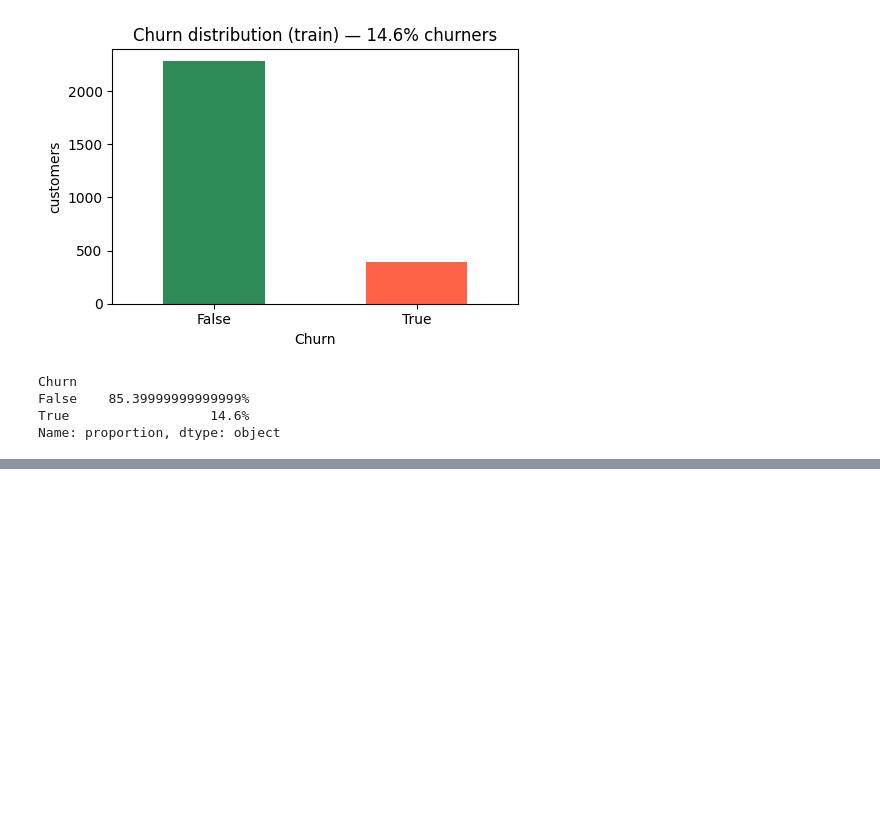
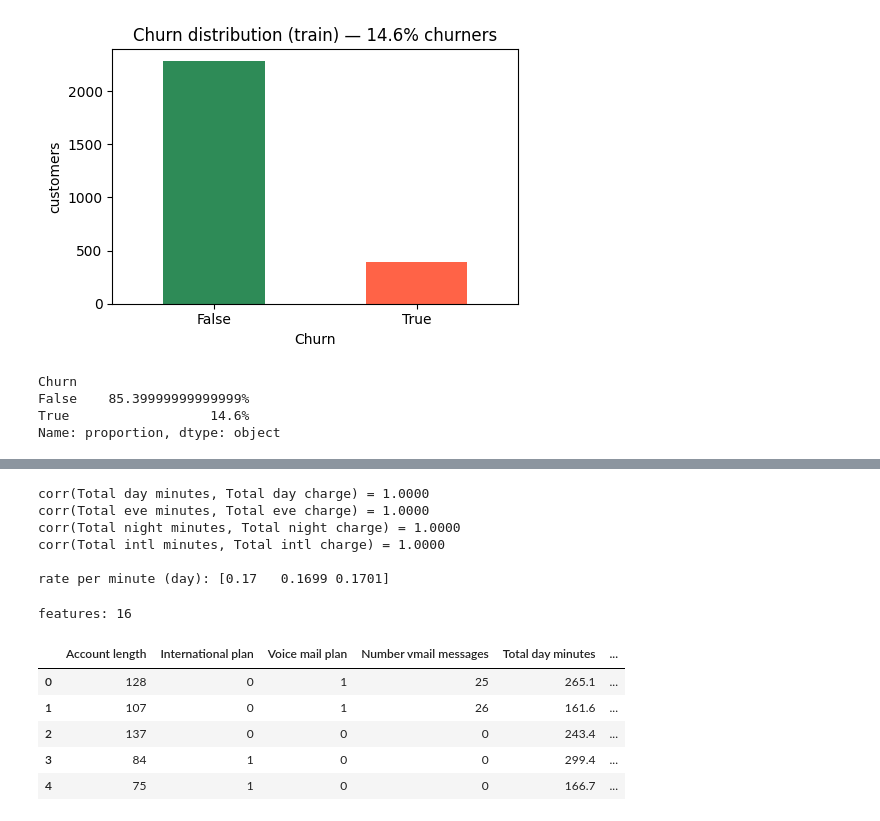
Before and after one commit to meherabmehu/ml-internship-codveda, a Jupyter notebook: level-2-intermediate/01_logistic_regression_churn.ipynb, the cells around one changed output, grey strips where cells are left out. Drawn from its saved outputs; the diff is of its cells as text; code cells hidden in the pictures; blank space fills up the shorter version.

Commit message:
preprocess the churn features for modeling

```diff
--- a/level-2-intermediate/01_logistic_regression_churn.ipynb
+++ b/level-2-intermediate/01_logistic_regression_churn.ipynb
@@ -71,0 +81,41 @@ Name: proportion, dtype: object
+# %%
+# first, prove the charge columns are redundant
+for period in ['day', 'eve', 'night', 'intl']:
+    r = train[f'Total {period} minutes'].corr(train[f'Total {period} charge'])
+    print(f'corr(Total {period} minutes, Total {period} charge) = {r:.4f}')
+
+print('\nrate per minute (day):',
+      (train['Total day charge'] / train['Total day minutes']).round(4).unique()[:3])
+# %% [output]
+corr(Total day minutes, Total day charge) = 1.0000
+corr(Total eve minutes, Total eve charge) = 1.0000
+corr(Total night minutes, Total night charge) = 1.0000
+corr(Total intl minutes, Total intl charge) = 1.0000
+
+rate per minute (day): [0.17   0.1699 0.1701]
+# %%
+def preprocess(df):
+    df = df.copy()
+    y = df['Churn'].astype(str).str.strip().map({'True': 1, 'False': 0})
+
+    df['International plan'] = (df['International plan'].str.strip() == 'Yes').astype(int)
+    df['Voice mail plan'] = (df['Voice mail plan'].str.strip() == 'Yes').astype(int)
+
+    df = df.drop(columns=['State', 'Churn',
+                          'Total day charge', 'Total eve charge',
+                          'Total night charge', 'Total intl charge'])
+    df = pd.get_dummies(df, columns=['Area code'], prefix='area', dtype=int)
+    return df, y
+
+X_train_raw, y_train = preprocess(train)
+X_test_raw, y_test = preprocess(test)
+print('features:', X_train_raw.shape[1])
+X_train_raw.head()
+# %% [output]
+features: 16
+|  | Account length | International plan | Voice mail plan | Number vmail messages | Total day minutes | ... |
+| 0 | 128 | 0 | 1 | 25 | 265.1 | ... |
+| 1 | 107 | 0 | 1 | 26 | 161.6 | ... |
+| 2 | 137 | 0 | 0 | 0 | 243.4 | ... |
+| 3 | 84 | 1 | 0 | 0 | 299.4 | ... |
+| 4 | 75 | 1 | 0 | 0 | 166.7 | ... |
```
Also changed, not shown: parts of 2 cells of this notebook.
